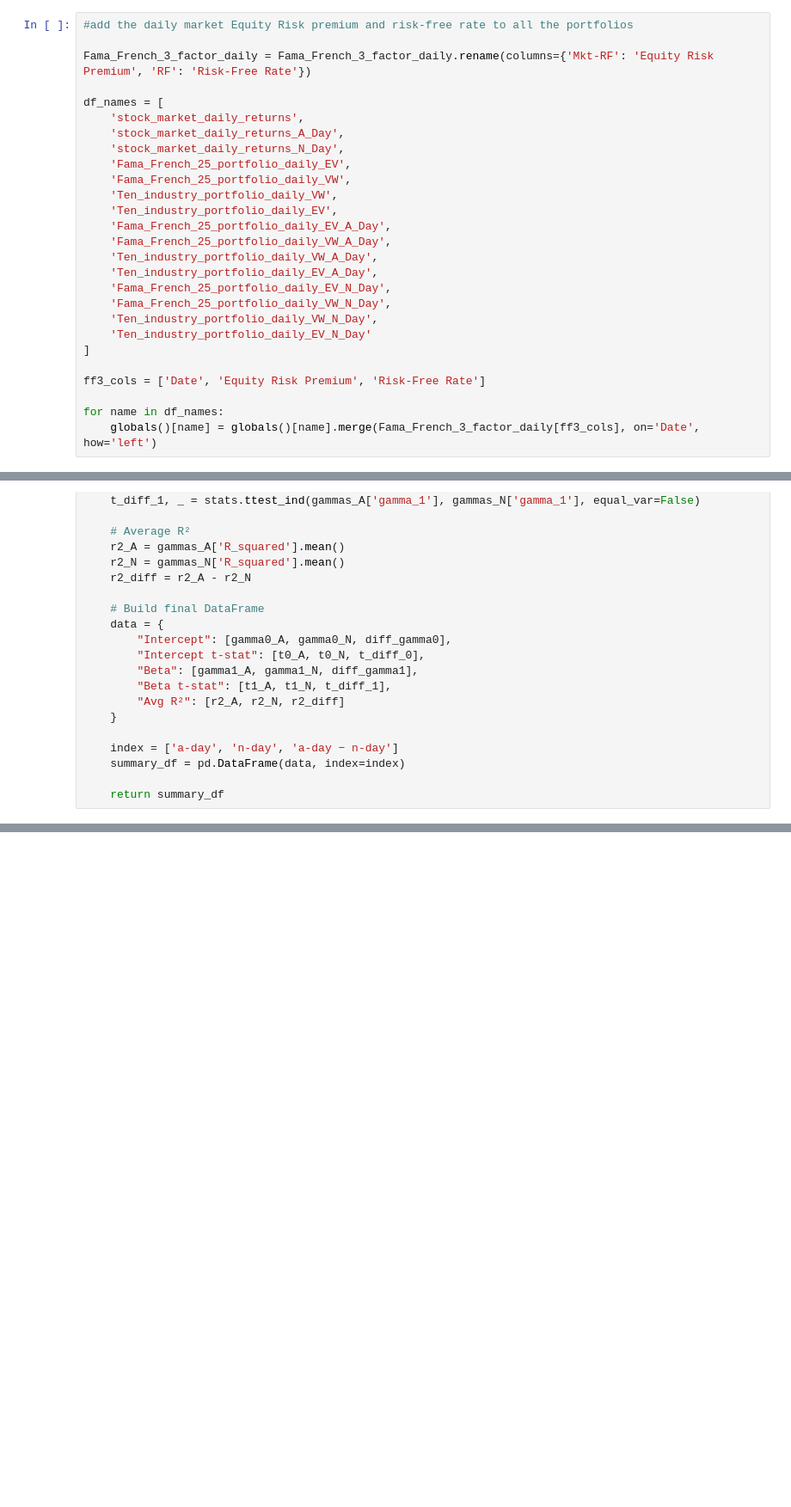
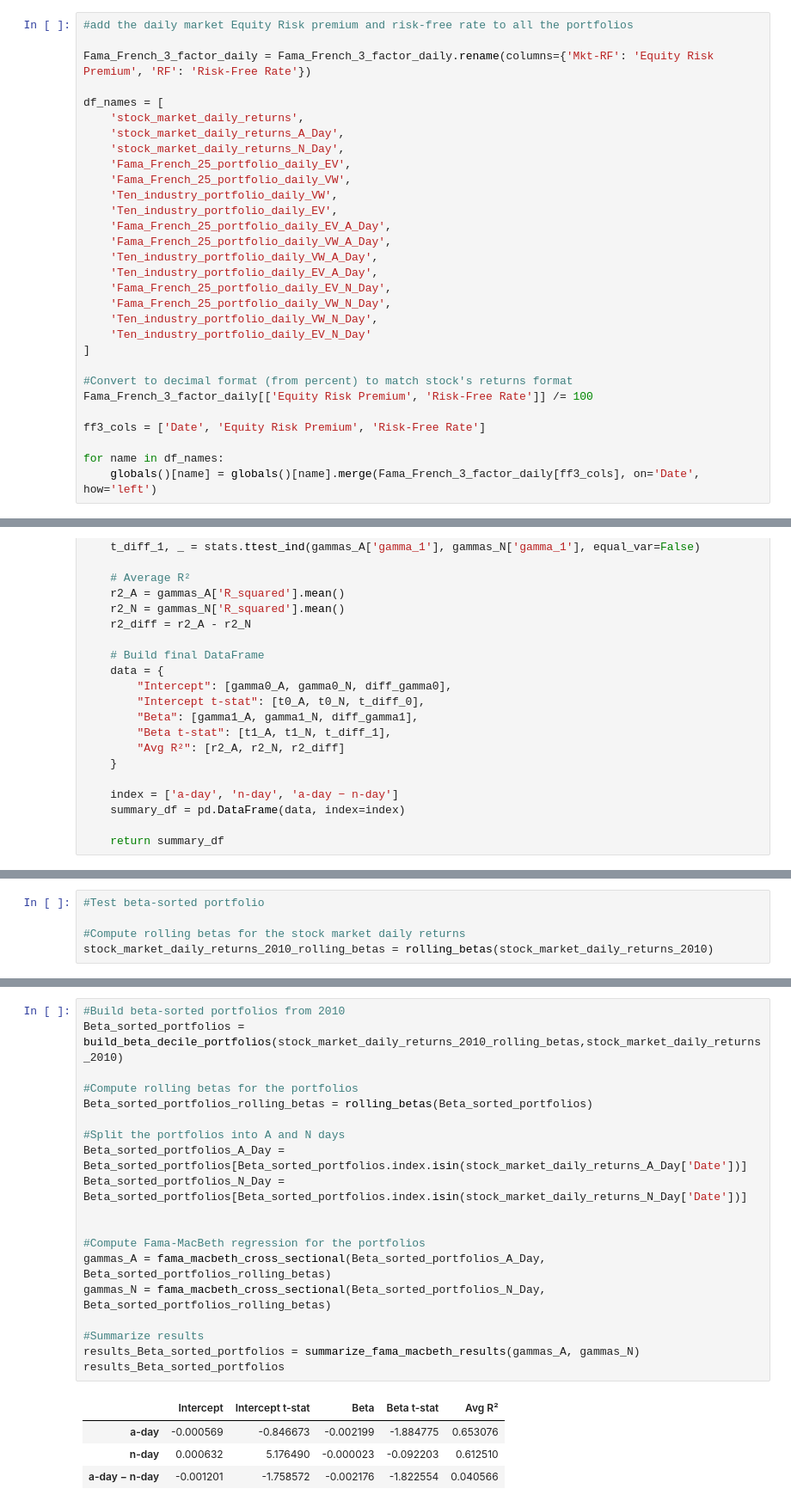
Before and after one commit to carolinebazeli/Memoire_HEC, a Jupyter notebook: memoire.ipynb, the cells around one changed output, grey strips where cells are left out. Shown at 86% size. Cells and saved outputs as stored; diff of their text form; blank space fills up the shorter version.

```diff
--- a/memoire.ipynb
+++ b/memoire.ipynb
@@ -180,6 +180,9 @@ df_names = [
     'Ten_industry_portfolio_daily_EV_N_Day'
 ]
 
+#Convert to decimal format (from percent) to match stock's returns format
+Fama_French_3_factor_daily[['Equity Risk Premium', 'Risk-Free Rate']] /= 100
+
 ff3_cols = ['Date', 'Equity Risk Premium', 'Risk-Free Rate']
 
 for name in df_names:
@@ -523,0 +546,5 @@ for period, df in portfolio_df_names.items():
+# %%
+#Test beta-sorted portfolio
+
+#Compute rolling betas for the stock market daily returns
+stock_market_daily_returns_2010_rolling_betas = rolling_betas(stock_market_daily_returns_2010)
@@ -523,0 +553,24 @@ for period, df in portfolio_df_names.items():
+# %%
+#Build beta-sorted portfolios from 2010
+Beta_sorted_portfolios = build_beta_decile_portfolios(stock_market_daily_returns_2010_rolling_betas,stock_market_daily_returns_2010)
+
+#Compute rolling betas for the portfolios
+Beta_sorted_portfolios_rolling_betas = rolling_betas(Beta_sorted_portfolios)
+
+#Split the portfolios into A and N days
+Beta_sorted_portfolios_A_Day = Beta_sorted_portfolios[Beta_sorted_portfolios.index.isin(stock_market_daily_returns_A_Day['Date'])]
+Beta_sorted_portfolios_N_Day = Beta_sorted_portfolios[Beta_sorted_portfolios.index.isin(stock_market_daily_returns_N_Day['Date'])]
+
+
+#Compute Fama-MacBeth regression for the portfolios
+gammas_A = fama_macbeth_cross_sectional(Beta_sorted_portfolios_A_Day, Beta_sorted_portfolios_rolling_betas)
+gammas_N = fama_macbeth_cross_sectional(Beta_sorted_portfolios_N_Day, Beta_sorted_portfolios_rolling_betas)
+
+#Summarize results
+results_Beta_sorted_portfolios = summarize_fama_macbeth_results(gammas_A, gammas_N)
+results_Beta_sorted_portfolios
+# %% [output]
+|  | Intercept | Intercept t-stat | Beta | Beta t-stat | Avg R² |
+| a-day | -0.000569 | -0.846673 | -0.002199 | -1.884775 | 0.653076 |
+| n-day | 0.000632 | 5.176490 | -0.000023 | -0.092203 | 0.612510 |
+| a-day − n-day | -0.001201 | -1.758572 | -0.002176 | -1.822554 | 0.040566 |
```
Also changed, not shown: parts of 16 cells of this notebook.
